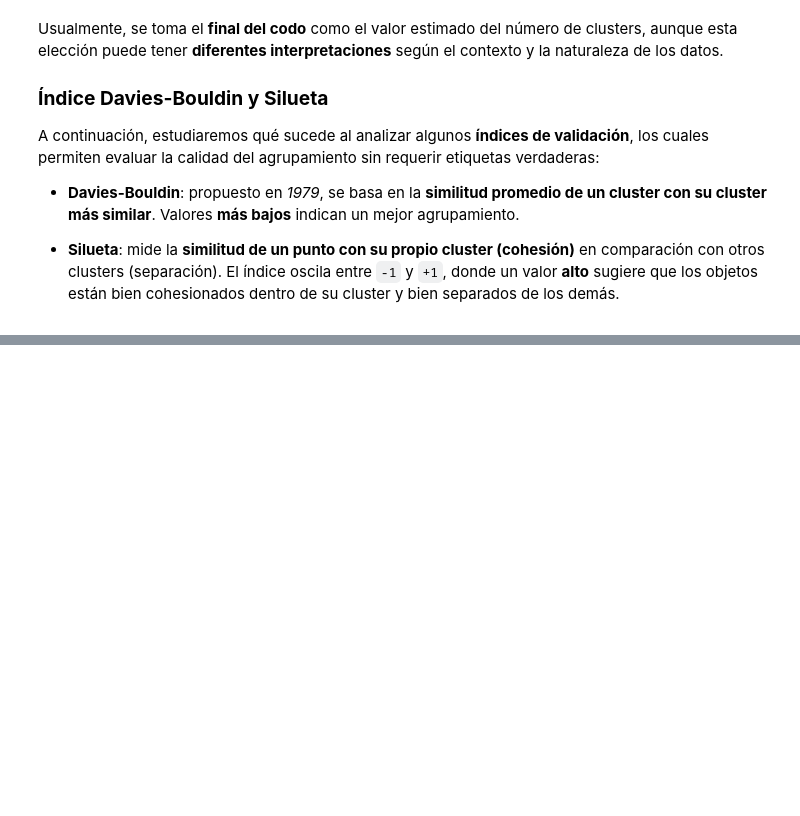
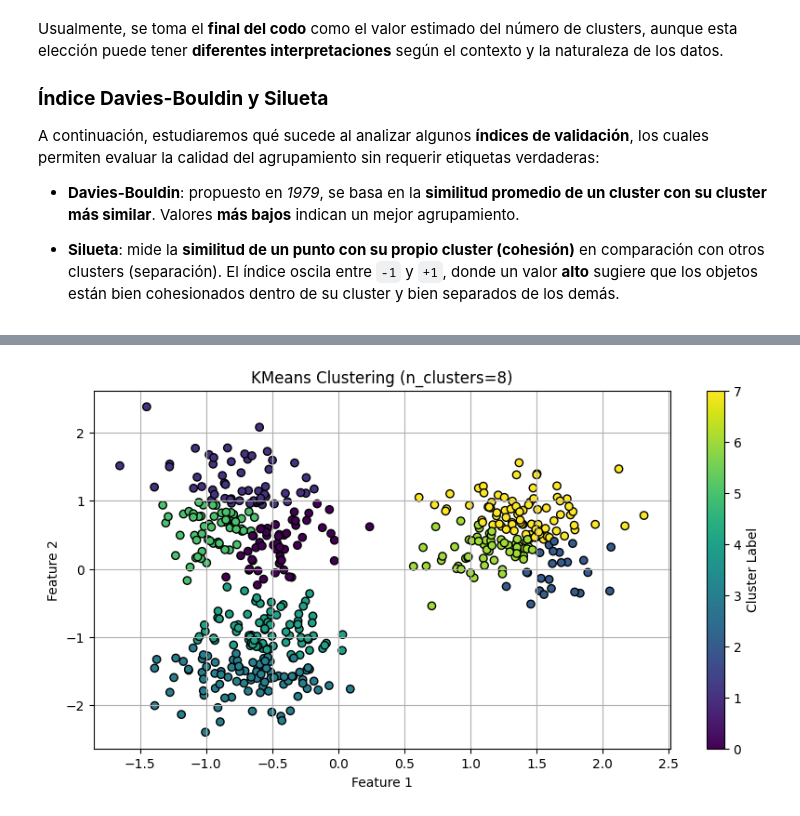
Before and after one commit to scuartasr/aprendmaq_pract_3, a Jupyter notebook: Cuadernos/11_Clustering_ParteII_GuiaClase.ipynb, the cells around one changed output, grey strips where cells are left out. Saved outputs shown, nothing was run; the diff lists cells and outputs as text; code cells hidden in the pictures; blank space fills up the shorter version.

```diff
--- a/Cuadernos/11_Clustering_ParteII_GuiaClase.ipynb
+++ b/Cuadernos/11_Clustering_ParteII_GuiaClase.ipynb
@@ -117,0 +166,25 @@ A continuación, estudiaremos qué sucede al analizar algunos **índices de vali
+# %%
+n_cluster_selected = 8
+#Ingresamos número de clusters 'n_clusters'
+#Definimos cuantas veces se repite el proceso n_init = 10 por defecto
+kmeans = KMeans(
+    n_clusters=n_cluster_selected,  # Número de clusters
+    n_init=10,  # Número de inicializaciones
+    init='random',  # Método de inicialización
+    max_iter=200,  # Número máximo de iteraciones
+)
+#Entrenamos el modelo
+kmeans.fit(X)
+#Obtenemos las etiquetas de pertenencia
+y_pred_kmeans = kmeans.labels_
+#Graficamos el resultado
+plt.figure(figsize=(10, 5))
+plt.scatter(X[:, 0], X[:, 1], c=y_pred_kmeans, cmap='viridis', marker='o', edgecolor='k')
+plt.title(f'KMeans Clustering (n_clusters={n_cluster_selected})')
+plt.xlabel('Feature 1')
+plt.ylabel('Feature 2')
+plt.colorbar(label='Cluster Label')
+plt.grid()
+plt.show()
+# %% [output]
+[figure, added]
```
Also changed, not shown: parts of 8 cells of this notebook.
